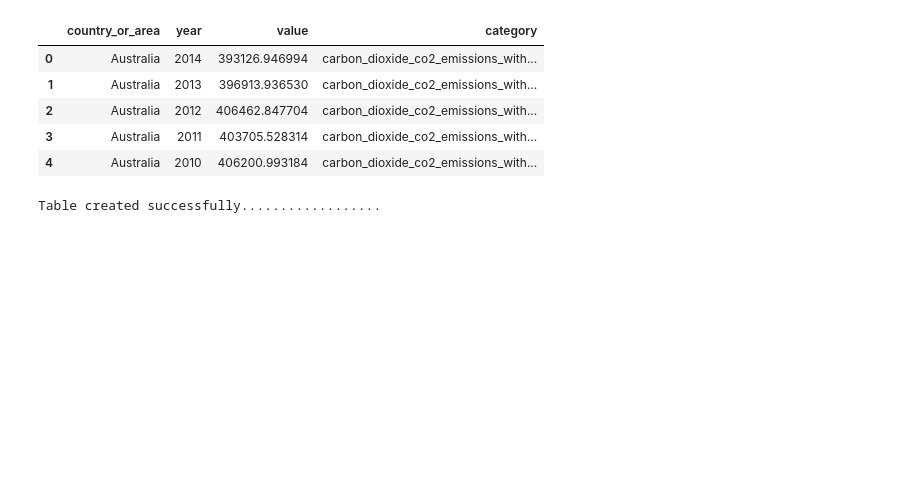
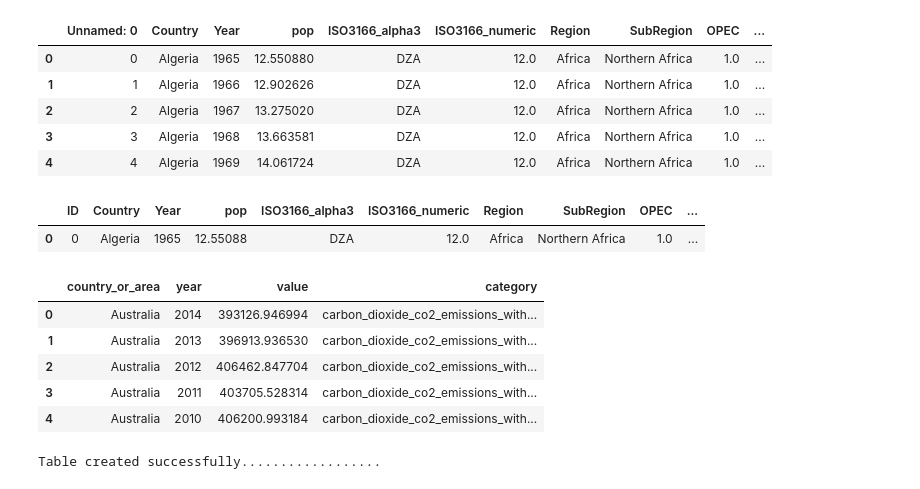
Before and after one commit to 0xyyyy/Climate_project, a Jupyter notebook: app.ipynb, the cells around one changed output. Cells and saved outputs as stored; diff of their text form; code cells hidden in the pictures; blank space fills up the shorter version.

```diff
--- a/app.ipynb
+++ b/app.ipynb
@@ -4,3 +4,14 @@ import matplotlib.pyplot as plt
 import datetime
 import csv
 import sqlite3
+# %%
+bp_df = pd.read_csv("oil_con_by_year_country.csv")
+# %%
+bp_df.head()
+# %% [output]
+|  | Unnamed: 0 | Country | Year | pop | ISO3166_alpha3 | ISO3166_numeric | Region | SubRegion | OPEC | ... |
+| 0 | 0 | Algeria | 1965 | 12.550880 | DZA | 12.0 | Africa | Northern Africa | 1.0 | ... |
+| 1 | 1 | Algeria | 1966 | 12.902626 | DZA | 12.0 | Africa | Northern Africa | 1.0 | ... |
+| 2 | 2 | Algeria | 1967 | 13.275020 | DZA | 12.0 | Africa | Northern Africa | 1.0 | ... |
+| 3 | 3 | Algeria | 1968 | 13.663581 | DZA | 12.0 | Africa | Northern Africa | 1.0 | ... |
+| 4 | 4 | Algeria | 1969 | 14.061724 | DZA | 12.0 | Africa | Northern Africa | 1.0 | ... |
@@ -7,3 +20,8 @@ import sqlite3
+# %%
+bp_df.head(1)
+# %% [output]
+|  | ID | Country | Year | pop | ISO3166_alpha3 | ISO3166_numeric | Region | SubRegion | OPEC | ... |
+| 0 | 0 | Algeria | 1965 | 12.55088 | DZA | 12.0 | Africa | Northern Africa | 1.0 | ... |
 # %%
 db_file = 'db.sqlite'
 # %%
```
Also changed, not shown: parts of 7 cells of this notebook, 2 other files.
